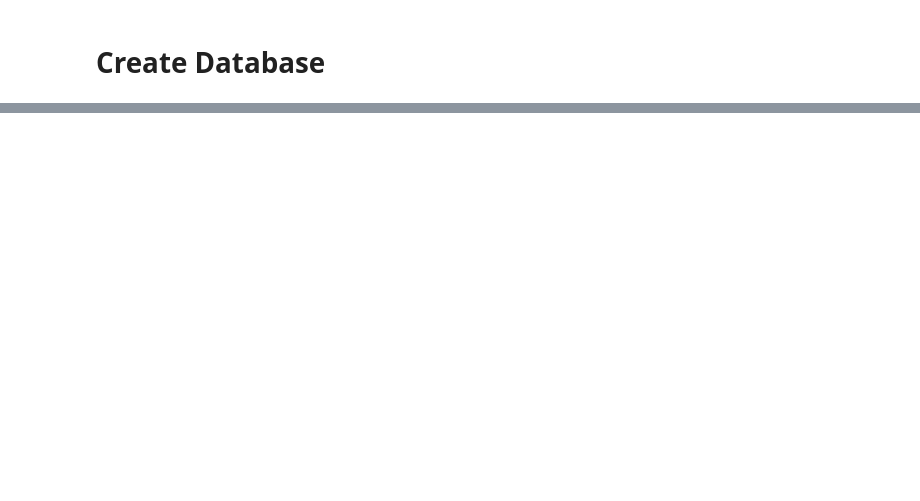
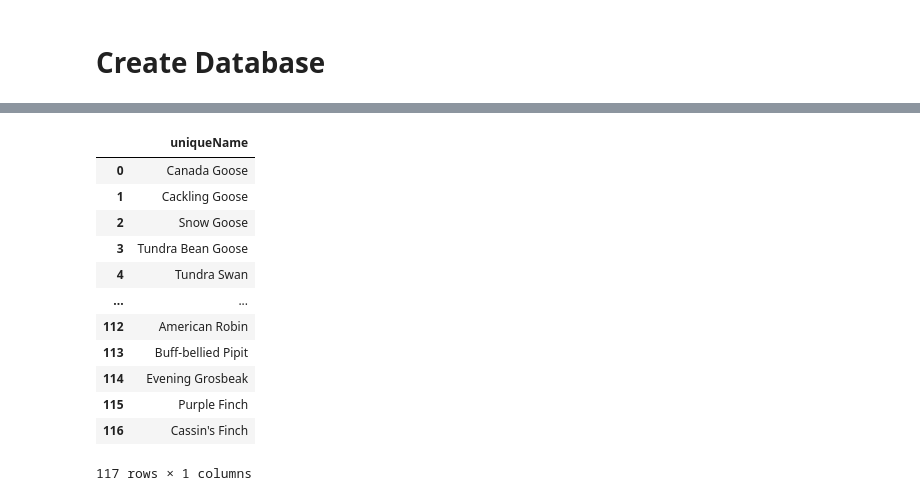
Before and after one commit to irisarn/birdCalls, a Jupyter notebook: Create_birdDB.ipynb, the cells around one changed output, grey strips where cells are left out. Cells and saved outputs as stored; diff of their text form; code cells hidden in the pictures; blank space fills up the shorter version.

```diff
--- a/Create_birdDB.ipynb
+++ b/Create_birdDB.ipynb
@@ -46,3 +46,6 @@ birdMetadata_df
 | 498 | 436813 | Cassin's Finch | Haemorhous | Geneva, Jefferson County, Oregon | 44.4707 | -121.3932 |
 | 499 | 436812 | Cassin's Finch | Haemorhous | Geneva, Jefferson County, Oregon | 44.4707 | -121.3932 |
 500 rows × 6 columns
+# %%
+birdUniquenames = birdData_file_df['English Name'].unique()
+birdUniquenames
@@ -48,0 +72,17 @@ birdMetadata_df
+# %%
+birdUniquenames_df['uniqueName'] = birdUniquenames
+birdUniquenames_df
+# %% [output]
+|  | uniqueName |
+| 0 | Canada Goose |
+| 1 | Cackling Goose |
+| 2 | Snow Goose |
+| 3 | Tundra Bean Goose |
+| 4 | Tundra Swan |
+| ... | ... |
+| 112 | American Robin |
+| 113 | Buff-bellied Pipit |
+| 114 | Evening Grosbeak |
+| 115 | Purple Finch |
+| 116 | Cassin's Finch |
+117 rows × 1 columns
```
Also changed, not shown: parts of 18 cells of this notebook, 2 other files.
